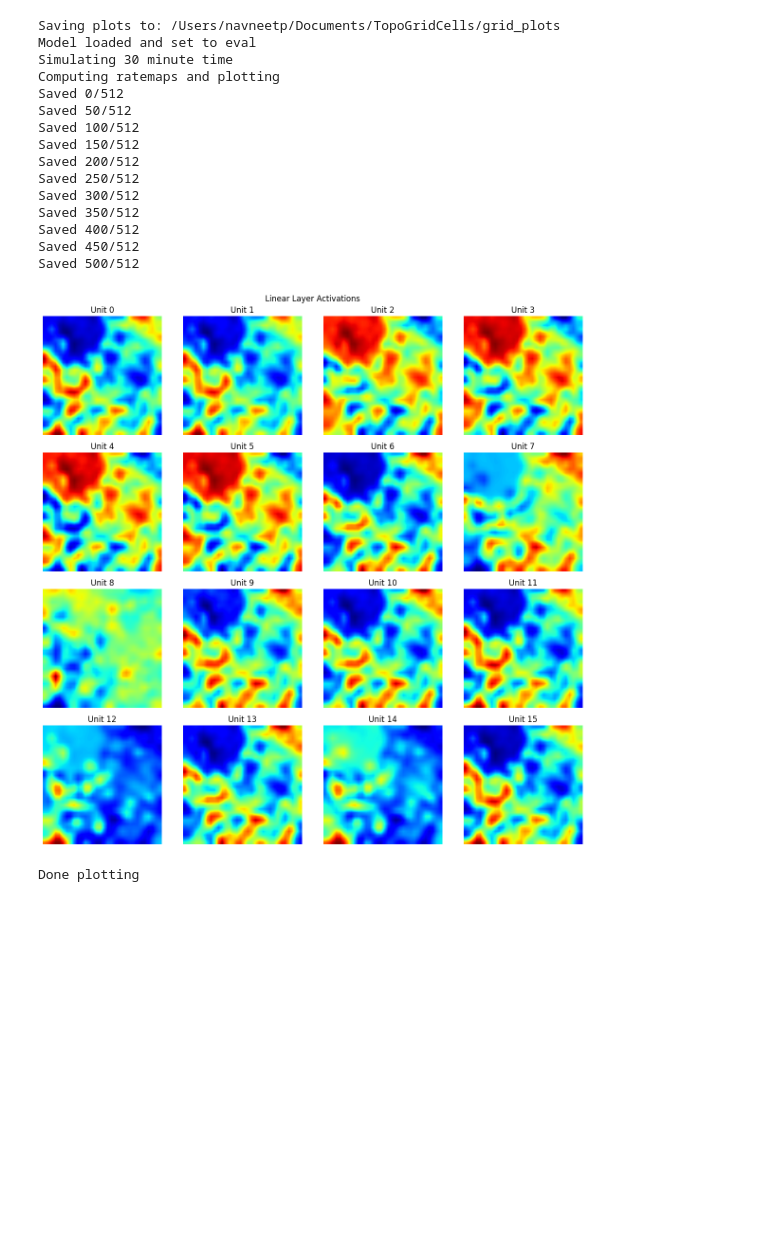
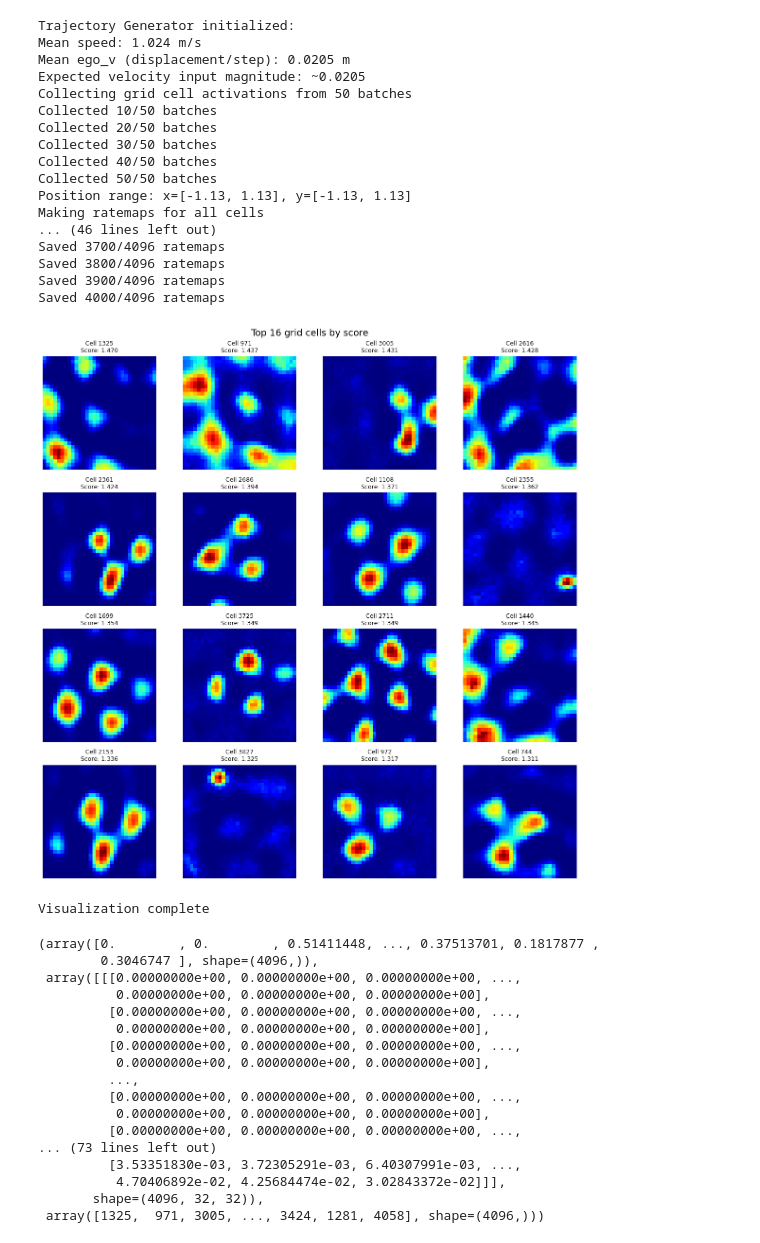
Before and after one commit to NavneetPra/TopographicGridCells, a Jupyter notebook: notebooks/initial_analysis.ipynb, the cells around one changed output. Drawn from its saved outputs; the diff is of its cells as text; code cells hidden in the pictures; blank space fills up the shorter version.

Commit message:
Finished training of non-topographic model

```diff
--- a/notebooks/initial_analysis.ipynb
+++ b/notebooks/initial_analysis.ipynb
@@ -1,28 +1,50 @@
-# %%
-from pathlib import Path
-import sys
-
-
-sys.path.append(str(Path("..").resolve()))
-
-from analyze import visualize_model
-
-visualize_model(model_path='../checkpoints/model_final.pth', output_folder='../grid_plots/', save_imgs=True)
-# %% [output]
-Saving plots to: /Users/navneetp/Documents/TopoGridCells/grid_plots
-Model loaded and set to eval
-Simulating 30 minute time
-Computing ratemaps and plotting
-Saved 0/512
-Saved 50/512
-Saved 100/512
-Saved 150/512
-Saved 200/512
-Saved 250/512
-Saved 300/512
-Saved 350/512
-Saved 400/512
-Saved 450/512
-Saved 500/512
-[figure, removed]
-Done plotting
+# %%
+import os
+import sys
+
+
+directory_path = os.path.abspath('../')
+
+if directory_path not in sys.path:
+    sys.path.append(directory_path)
+
+from analyze import visualize_cells
+
+visualize_cells('../trained_models/trained_nontopographic.pth', '../grid_plots')
+# %% [output]
+Trajectory Generator initialized:
+Mean speed: 1.024 m/s
+Mean ego_v (displacement/step): 0.0205 m
+Expected velocity input magnitude: ~0.0205
+Collecting grid cell activations from 50 batches
+Collected 10/50 batches
+Collected 20/50 batches
+Collected 30/50 batches
+Collected 40/50 batches
+Collected 50/50 batches
+Position range: x=[-1.13, 1.13], y=[-1.13, 1.13]
+Making ratemaps for all cells
+... (46 lines left out)
+Saved 3700/4096 ratemaps
+Saved 3800/4096 ratemaps
+Saved 3900/4096 ratemaps
+Saved 4000/4096 ratemaps
+[figure, added]
+Visualization complete
+(array([0.        , 0.        , 0.51411448, ..., 0.37513701, 0.1817877 ,
+        0.3046747 ], shape=(4096,)),
+ array([[[0.00000000e+00, 0.00000000e+00, 0.00000000e+00, ...,
+          0.00000000e+00, 0.00000000e+00, 0.00000000e+00],
+         [0.00000000e+00, 0.00000000e+00, 0.00000000e+00, ...,
+          0.00000000e+00, 0.00000000e+00, 0.00000000e+00],
+         [0.00000000e+00, 0.00000000e+00, 0.00000000e+00, ...,
+          0.00000000e+00, 0.00000000e+00, 0.00000000e+00],
+         ...,
+         [0.00000000e+00, 0.00000000e+00, 0.00000000e+00, ...,
+          0.00000000e+00, 0.00000000e+00, 0.00000000e+00],
+         [0.00000000e+00, 0.00000000e+00, 0.00000000e+00, ...,
+... (73 lines left out)
+         [3.53351830e-03, 3.72305291e-03, 6.40307991e-03, ...,
+          4.70406892e-02, 4.25684474e-02, 3.02843372e-02]]],
+       shape=(4096, 32, 32)),
+ array([1325,  971, 3005, ..., 3424, 1281, 4058], shape=(4096,)))
```
Also changed, not shown: parts of 3 cells of this notebook, 10 other files.
